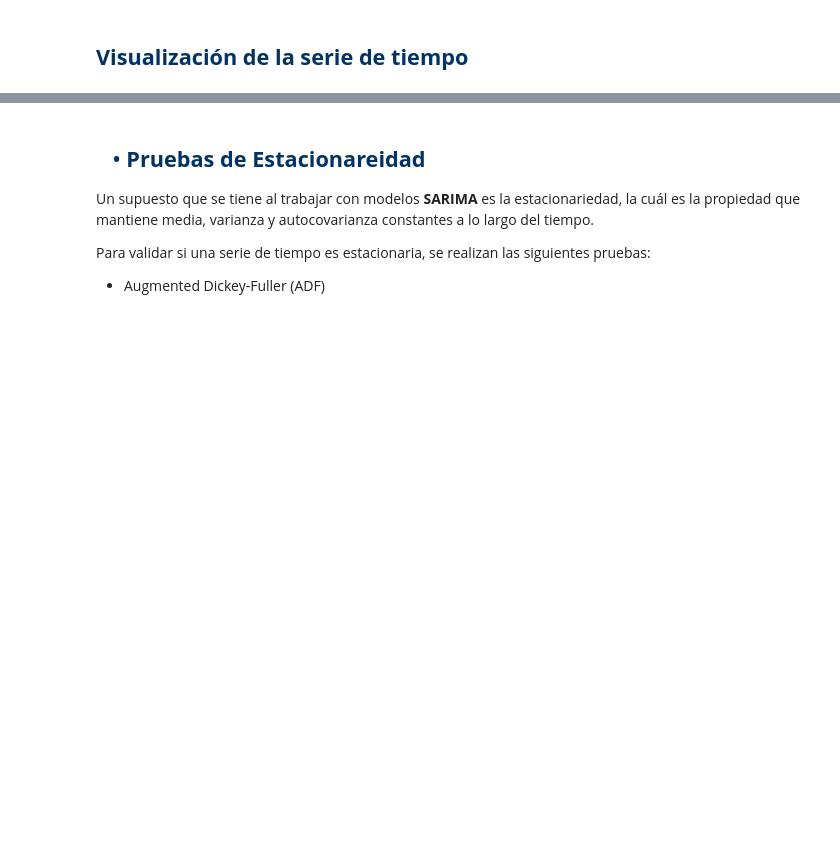
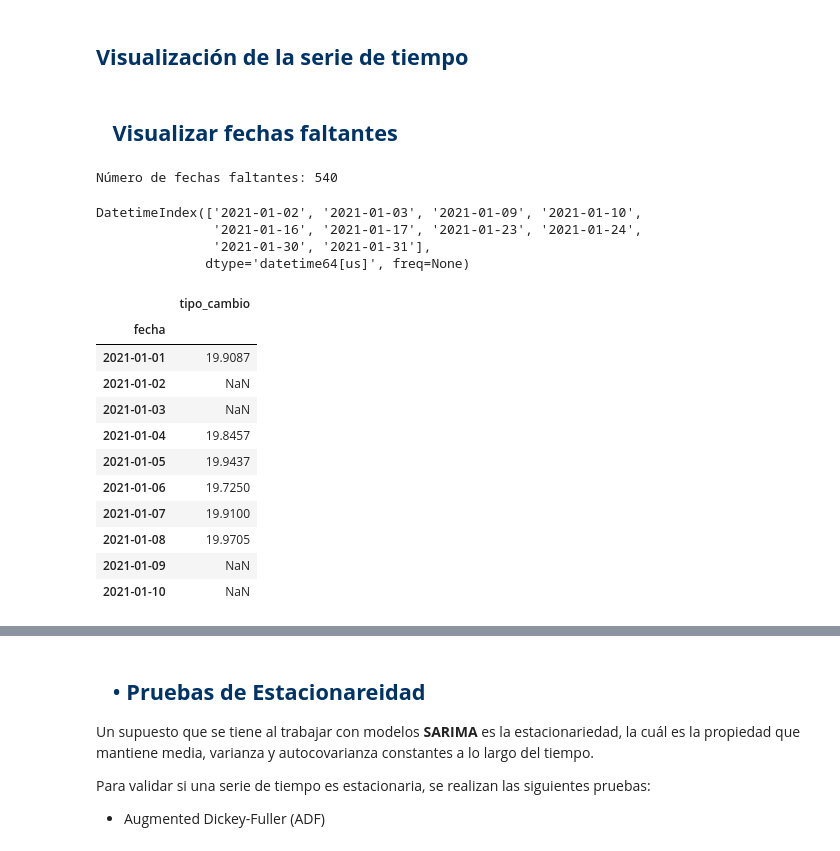
Before and after one commit to Moni-Ib/Examen1_ModelosNoLineales, a Jupyter notebook: Examen1.ipynb, the cells around one changed output, grey strips where cells are left out. Drawn from its saved outputs; the diff is of its cells as text; code cells hidden in the pictures; blank space fills up the shorter version.

```diff
--- a/Examen1.ipynb
+++ b/Examen1.ipynb
@@ -104,7 +104,7 @@ fig = px.line(
 
 fig.show()
 # %%
-df = df[df.index >= "2015-01-01"]
+df = df[df.index >= "2021-01-01"]
 
 df_plot = df.reset_index()
 
@@ -116,3 +116,35 @@ fig = px.line(
 )
 
 fig.show()
+# %% [markdown]
+## <font color= #003366> &ensp;  **Visualizar fechas faltantes** </font>
+# %%
+df_complete = pd.date_range(start=df.index.min(), end=df.index.max(), freq='D')
+missing_dates = df_complete.difference(df.index)
+
+print("Número de fechas faltantes:", len(missing_dates))
+missing_dates[:10]
+# %% [output]
+Número de fechas faltantes: 540
+DatetimeIndex(['2021-01-02', '2021-01-03', '2021-01-09', '2021-01-10',
+               '2021-01-16', '2021-01-17', '2021-01-23', '2021-01-24',
+               '2021-01-30', '2021-01-31'],
+              dtype='datetime64[us]', freq=None)
+# %%
+df_daily = df.reindex(df_complete)
+df_daily.index.name = "fecha"
+
+df_daily.head(10)
+# %% [output]
+|  | tipo_cambio |
+| fecha |  |
+| 2021-01-01 | 19.9087 |
+| 2021-01-02 | NaN |
+| 2021-01-03 | NaN |
+| 2021-01-04 | 19.8457 |
+| 2021-01-05 | 19.9437 |
+| 2021-01-06 | 19.7250 |
+| 2021-01-07 | 19.9100 |
+| 2021-01-08 | 19.9705 |
+| 2021-01-09 | NaN |
+| 2021-01-10 | NaN |
```
Also changed, not shown: parts of 2 cells of this notebook.
